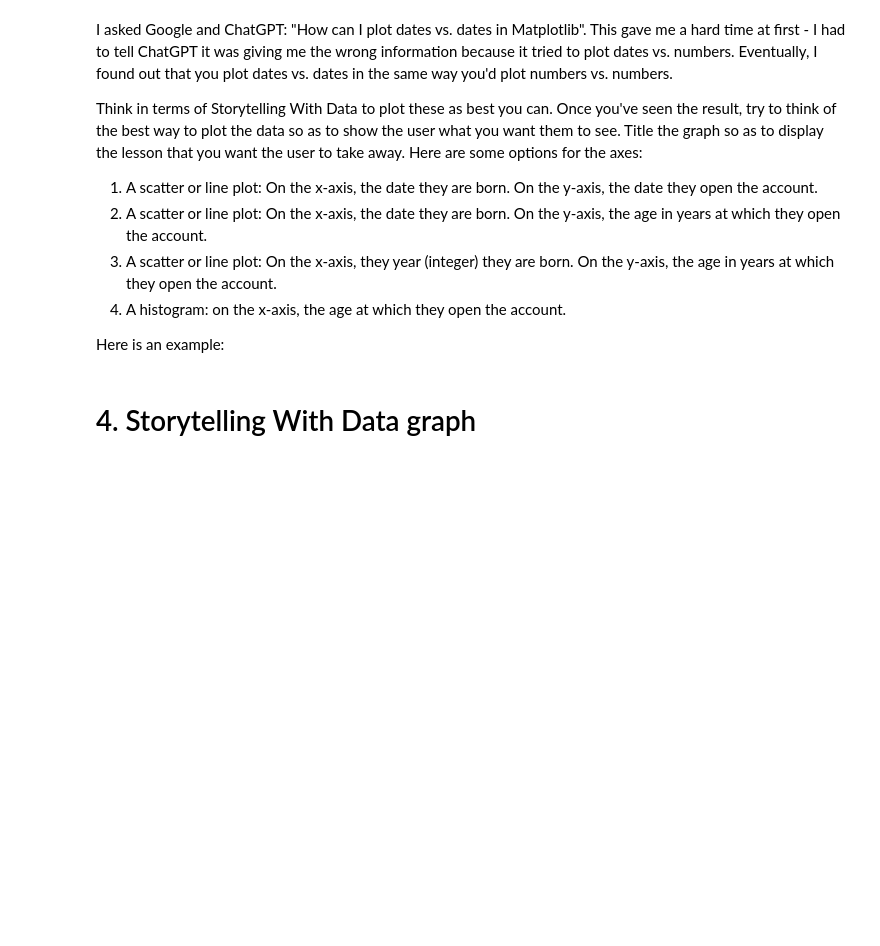
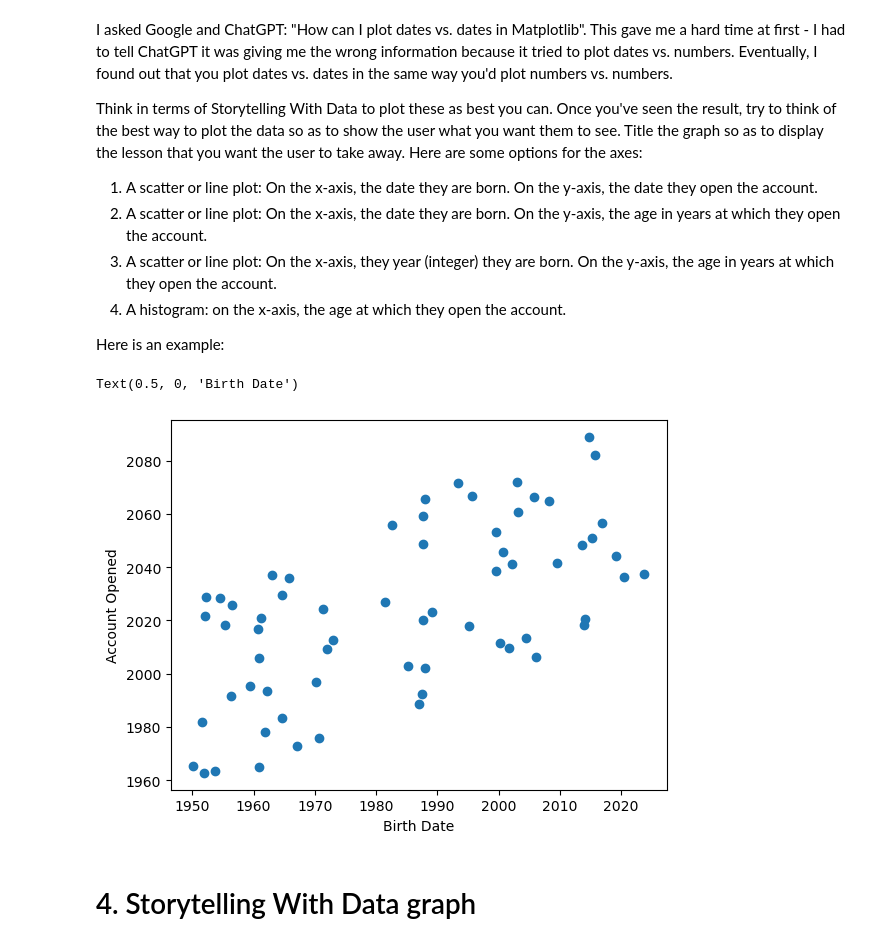
Before and after one commit to tetianakravchuk/AI-for-Leaders, a Jupyter notebook: Week1.ipynb, the cells around one changed output. Drawn from its saved outputs; the diff is of its cells as text; code cells hidden in the pictures; blank space fills up the shorter version.

```diff
--- a/Week1.ipynb
+++ b/Week1.ipynb
@@ -497,6 +497,9 @@ Number of distinct AccountIDs (including NaN): 64
 7. Remove the duplicate AccountIDs so that each AccountID appears only once.
 
 This will involve using data.duplicated() but this time without keep = False.  We don't want to drop all duplicates; we want to leave one example of each value.
+# %%
+df_bank_datefix = df_bank_datefix[~df_bank_datefix["AccountID"].duplicated(keep="first")]
+df_bank_datefix.reset_index(drop=True, inplace=True)
 # %% [markdown]
 8. What are the mean, median, and mode customer age in years?  (Rounding down to the next lower age.)
 Are there any outliers?  (Customers with very large or very small ages, compared with the other ages?)
@@ -507,5 +522,5 @@ Suggested Google search or ChatGPT prompt: "how can I find out the mean, median,
 # %%
-one_hot = pd.get_dummies(df1["AccountType"])
-df2 = df2.join(one_hot)
-df2.iloc[0:5]
+one_hot = pd.get_dummies(df_bank_datefix["AccountType"])
+df_bank_datefix = df_bank_datefix.join(one_hot)
+df_bank_datefix.iloc[0:5]
 # %% [output]
@@ -513,2 +533,8 @@ NameError: name 'df1' is not defined
 # %% [markdown]
 Now, change the cd, checking, and savings columns into integers.
+# %%
+# Convert cd, checking, and savings columns to integers
+df_bank_datefix[["cd", "checking", "savings"]] = df_bank_datefix[["cd", "checking", "savings"]].astype(int)
+
+# Display the first 5 rows to confirm the changes
+print(df_bank_datefix.iloc[0:5])
@@ -543,10 +607,13 @@ Here is an example:
 # %%
 import matplotlib.pyplot as plt
 
 ax = plt.gca() # get an "Axes" object to draw on; gca stands for "get current Axes"
-ax.scatter(df2["BirthDate"], df2["AccountOpened"]) # create a scatter plot based on these two dates
+ax.scatter(df_bank_datefix["BirthDate"], df_bank_datefix["AccountOpened"]) # create a scatter plot based on these two dates
 ax.set_ylabel("Account Opened") # label the y axis
 ax.set_xlabel("Birth Date") # label the x axis
+# %% [output]
+Text(0.5, 0, 'Birth Date')
+[figure, added]
 # %% [markdown]
 # 4. Storytelling With Data graph
 # %% [markdown]
```
Also changed, not shown: parts of 5 cells of this notebook.
